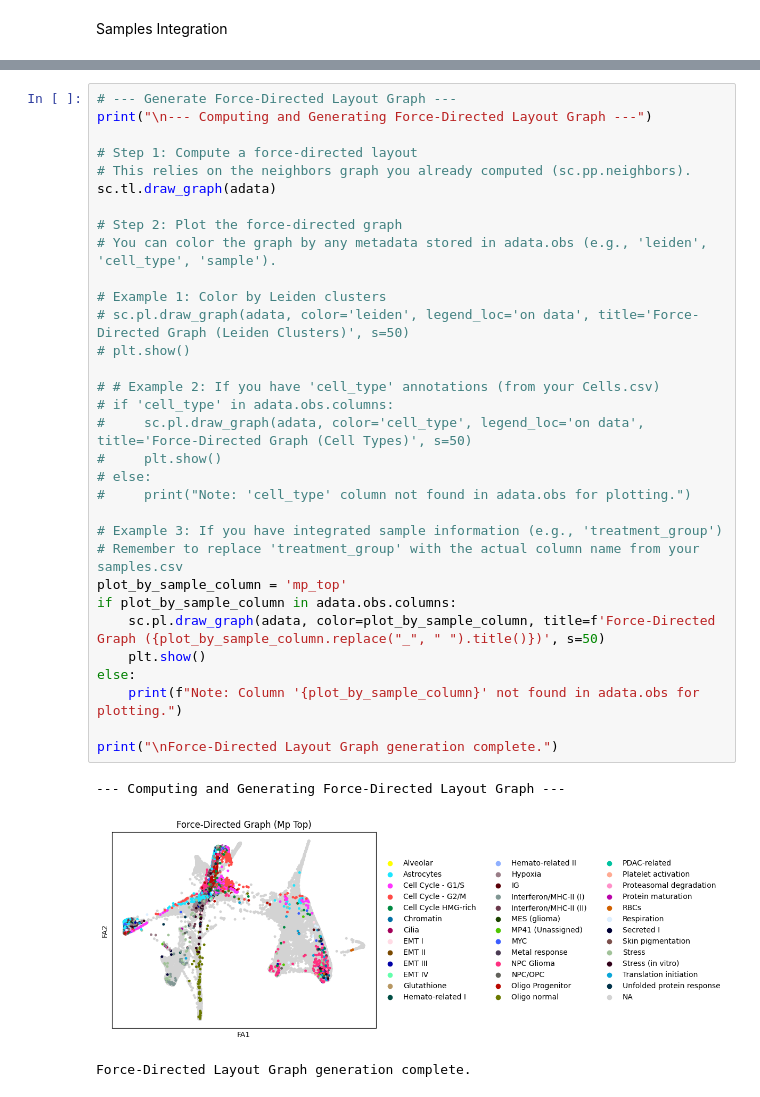
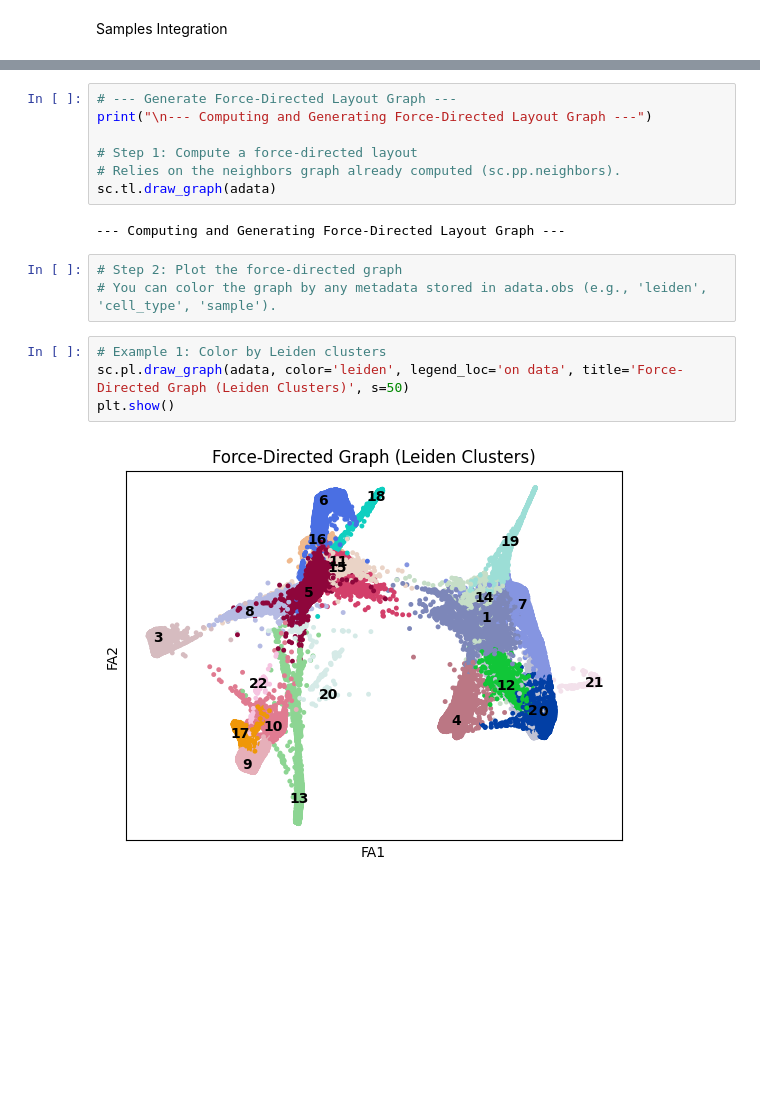
Before and after one commit to jjevans25/3CA_GBM_Analysis, a Jupyter notebook: scRNA-seq_GBM_3CA.ipynb, the cells around one changed output, grey strips where cells are left out. Cells and saved outputs as stored; diff of their text form; blank space fills up the shorter version.

```diff
--- a/scRNA-seq_GBM_3CA.ipynb
+++ b/scRNA-seq_GBM_3CA.ipynb
@@ -733,34 +750,16 @@ Finished integrating and visualizing samples data.
 print("\n--- Computing and Generating Force-Directed Layout Graph ---")
 
 # Step 1: Compute a force-directed layout
-# This relies on the neighbors graph you already computed (sc.pp.neighbors).
+# Relies on the neighbors graph already computed (sc.pp.neighbors).
 sc.tl.draw_graph(adata)
-
-# Step 2: Plot the force-directed graph
-# You can color the graph by any metadata stored in adata.obs (e.g., 'leiden', 'cell_type', 'sample').
-
-# Example 1: Color by Leiden clusters
-# sc.pl.draw_graph(adata, color='leiden', legend_loc='on data', title='Force-Directed Graph (Leiden Clusters)', s=50)
-# plt.show()
-
-# # Example 2: If you have 'cell_type' annotations (from your Cells.csv)
-# if 'cell_type' in adata.obs.columns:
-#     sc.pl.draw_graph(adata, color='cell_type', legend_loc='on data', title='Force-Directed Graph (Cell Types)', s=50)
-#     plt.show()
-# else:
-#     print("Note: 'cell_type' column not found in adata.obs for plotting.")
-
-# Example 3: If you have integrated sample information (e.g., 'treatment_group')
-# Remember to replace 'treatment_group' with the actual column name from your samples.csv
-plot_by_sample_column = 'mp_top'
-if plot_by_sample_column in adata.obs.columns:
-    sc.pl.draw_graph(adata, color=plot_by_sample_column, title=f'Force-Directed Graph ({plot_by_sample_column.replace("_", " ").title()})', s=50)
-    plt.show()
-else:
-    print(f"Note: Column '{plot_by_sample_column}' not found in adata.obs for plotting.")
-
-print("\nForce-Directed Layout Graph generation complete.")
 # %% [output]
 --- Computing and Generating Force-Directed Layout Graph ---
-[figure, removed]
-Force-Directed Layout Graph generation complete.
+# %%
+# Step 2: Plot the force-directed graph
+# You can color the graph by any metadata stored in adata.obs (e.g., 'leiden', 'cell_type', 'sample').
+# %%
+# Example 1: Color by Leiden clusters
+sc.pl.draw_graph(adata, color='leiden', legend_loc='on data', title='Force-Directed Graph (Leiden Clusters)', s=50)
+plt.show()
+# %% [output]
+[figure, added]
```
Also changed, not shown: parts of 16 cells of this notebook, 1 other file.
